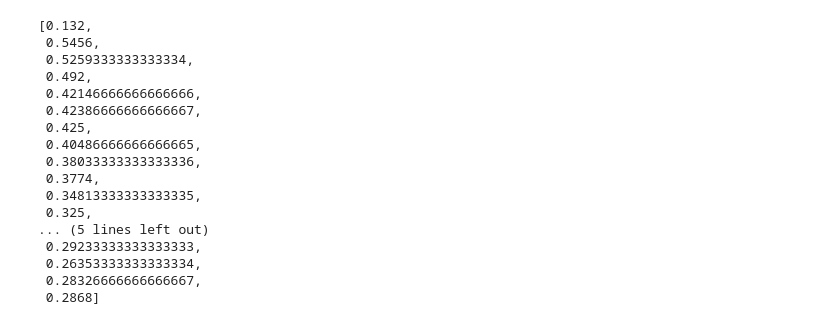
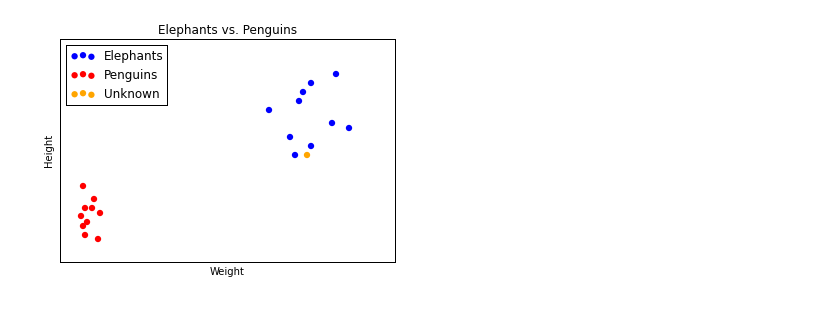
Before and after one commit to Datamine/MNIST-K-Means-Clustering, a Jupyter notebook: Kmeans.ipynb, the cells around one changed output. Drawn from its saved outputs; the diff is of its cells as text; code cells hidden in the pictures.

```diff
--- a/Kmeans.ipynb
+++ b/Kmeans.ipynb
@@ -225,20 +201,25 @@ x_axis
-# %%
-y_axis
-# %% [output]
-[0.132,
- 0.5456,
- 0.5259333333333334,
- 0.492,
- 0.42146666666666666,
- 0.42386666666666667,
- 0.425,
- 0.40486666666666665,
- 0.38033333333333336,
- 0.3774,
- 0.34813333333333335,
- 0.325,
-... (5 lines left out)
- 0.29233333333333333,
- 0.26353333333333334,
- 0.28326666666666667,
- 0.2868]
+# %%
+e_heights = [220, 180, 190, 170, 230, 240, 250, 260, 200, 205]
+p_heights = [101, 80, 90, 95, 110, 120, 75, 135, 110, 105]
+e_weights = [500, 600, 550, 560, 570, 580, 600, 660, 690, 650]
+p_weights = [50, 60, 55, 65, 75, 80, 90, 55, 60, 95]
+
+plt.figure()
+plt.title ("Elephants vs. Penguins")
+plt.xlabel("Weight")
+plt.ylabel("Height")
+plt.tick_params(axis='both',
+                which='both',
+                bottom='off',
+                top='off',
+                labelbottom='off',
+                right='off',
+                left='off',
+                labelleft='off')
+plt.scatter(e_weights, e_heights, c='blue', label="Elephants", lw=0, s=40)
+plt.scatter(p_weights, p_heights, c='red', label = "Penguins", lw=0, s= 40)
+plt.scatter([590],[170], c='orange', label = "Unknown", marker="o", lw=0, s=40)
+plt.legend(loc=2)
+plt.show()
+# %% [output]
+[figure, added]
```
Also changed, not shown: parts of 3 cells of this notebook.
